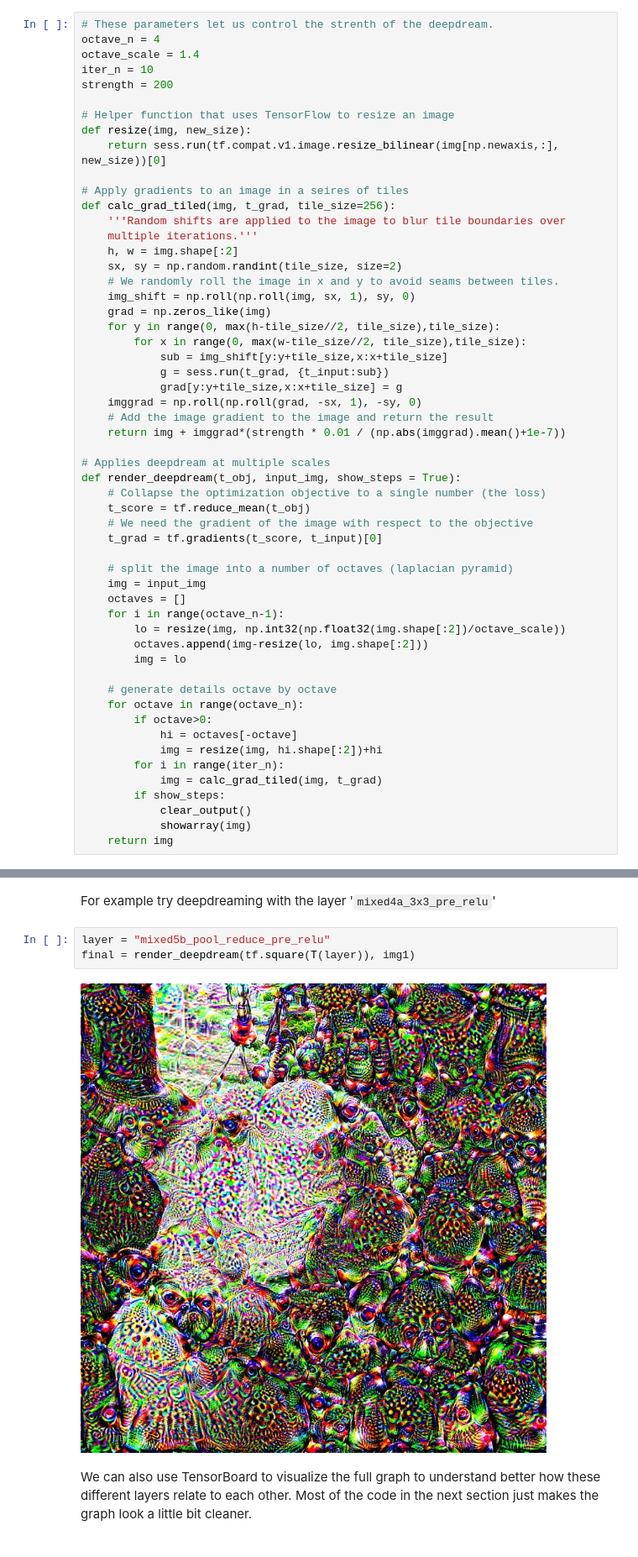
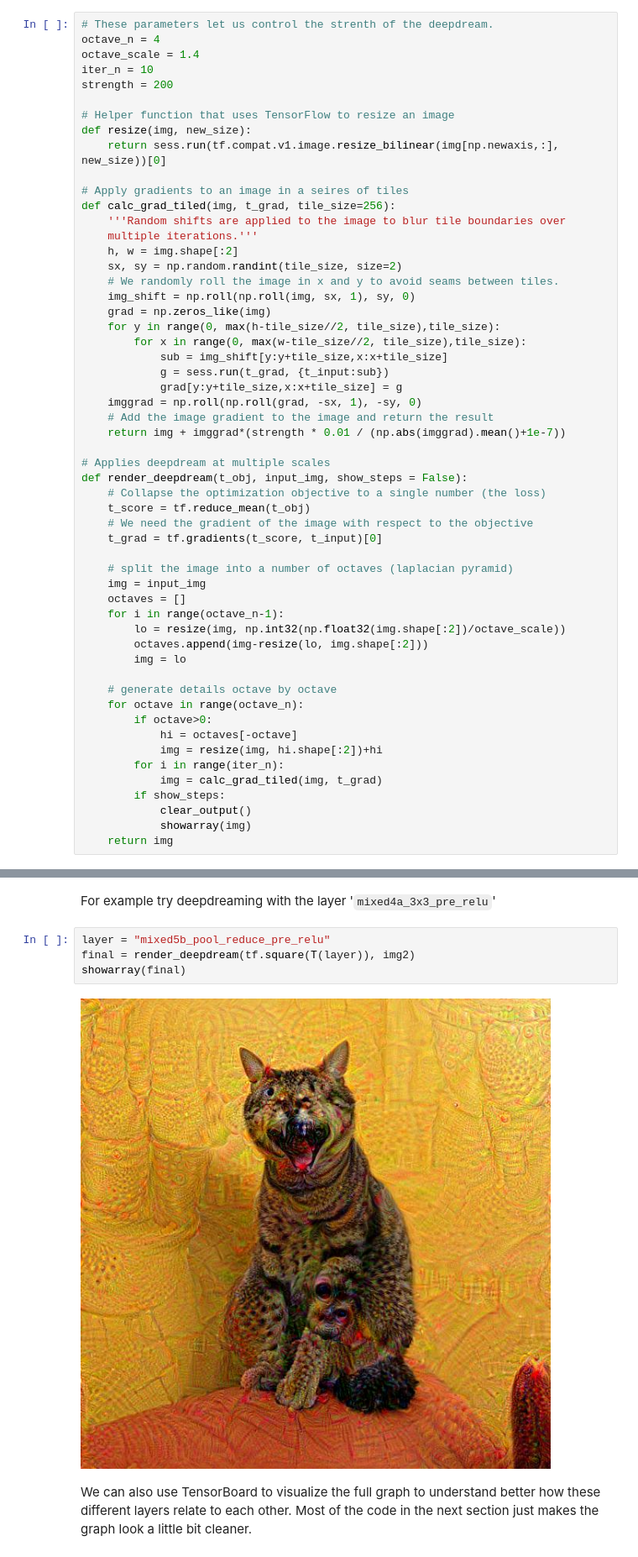
Before and after one commit to FrancescoZanni/MLPNS_FZanni, a Jupyter notebook: Copia_di_deepdream.ipynb, the cells around one changed output, grey strips where cells are left out. Shown at 84% size. Saved outputs shown, nothing was run; the diff lists cells and outputs as text.

```diff
--- a/Copia_di_deepdream.ipynb
+++ b/Copia_di_deepdream.ipynb
@@ -136,7 +110,7 @@ def calc_grad_tiled(img, t_grad, tile_size=256):
     return img + imggrad*(strength * 0.01 / (np.abs(imggrad).mean()+1e-7))
 
 # Applies deepdream at multiple scales
-def render_deepdream(t_obj, input_img, show_steps = True):
+def render_deepdream(t_obj, input_img, show_steps = False):
     # Collapse the optimization objective to a single number (the loss)
     t_score = tf.reduce_mean(t_obj)
     # We need the gradient of the image with respect to the objective
@@ -435,9 +382,10 @@ Layer: import/head1_bottleneck_pre_relu/conv
 For example try deepdreaming with the layer '`mixed4a_3x3_pre_relu`'
 # %%
 layer = "mixed5b_pool_reduce_pre_relu"
-final = render_deepdream(tf.square(T(layer)), img1)
+final = render_deepdream(tf.square(T(layer)), img2)
+showarray(final)
 # %% [output]
-[figure, old version]
+[figure, new version]
 # %% [markdown]
 We can also use TensorBoard to visualize the full graph to understand better how these different layers relate to each other. Most of the code in the next section just makes the graph look a little bit cleaner.
 # %%
```
Also changed, not shown: parts of 19 cells of this notebook.
